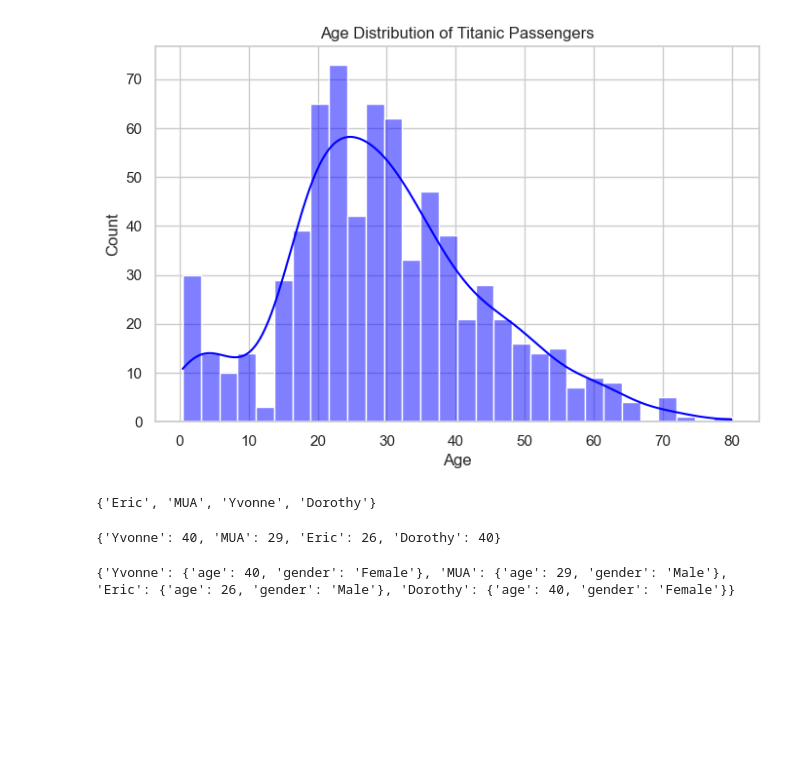
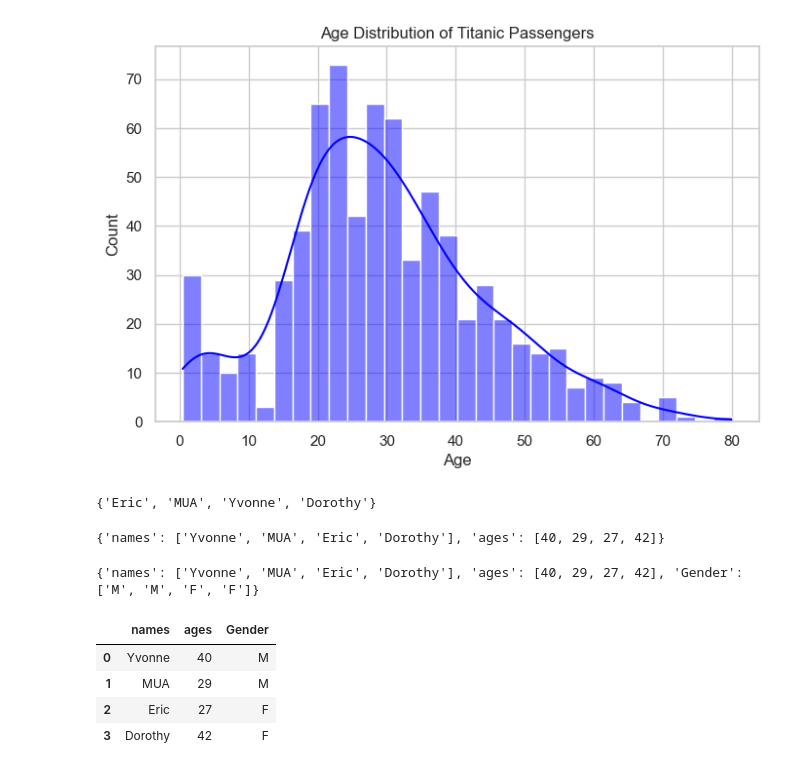
Before and after one commit to dwobenjo/CloningAsignment, a Jupyter notebook: seaborn.ipynb, the cells around one changed output. Saved outputs shown, nothing was run; the diff lists cells and outputs as text; code cells hidden in the pictures; blank space fills up the shorter version.

```diff
--- a/seaborn.ipynb
+++ b/seaborn.ipynb
@@ -87,25 +87,30 @@ print(group_members)
 {'Eric', 'MUA', 'Yvonne', 'Dorothy'}
 # %%
 # creating a dictionary
+
 group_members = {
-    "Yvonne": 40, "MUA": 29,"Eric": 26,
-    "Dorothy": 40
+    "names": ["Yvonne", "MUA", "Eric", "Dorothy"],
+    "ages": [40, 29, 27, 42]
 }
 
-# Display the dictionary
 print(group_members)
 # %% [output]
-{'Yvonne': 40, 'MUA': 29, 'Eric': 26, 'Dorothy': 40}
+{'names': ['Yvonne', 'MUA', 'Eric', 'Dorothy'], 'ages': [40, 29, 27, 42]}
 # %%
 # updating with gender
-group_members.update({
-    "Yvonne": {"age": group_members["Yvonne"], "gender": "Female"},
-    "MUA": {"age": group_members["MUA"], "gender": "Male"},
-    "Eric": {"age": group_members["Eric"], "gender": "Male"},
-    "Dorothy": {"age": group_members["Dorothy"], "gender": "Female"}
-})
+group_members["Gender"] = ["M", "M", "F", "F"]
 
 # Display updated dictionary
 print(group_members)
 # %% [output]
-{'Yvonne': {'age': 40, 'gender': 'Female'}, 'MUA': {'age': 29, 'gender': 'Male'}, 'Eric': {'age': 26, 'gender': 'Male'}, 'Dorothy': {'age': 40, 'gender': 'Female'}}
+{'names': ['Yvonne', 'MUA', 'Eric', 'Dorothy'], 'ages': [40, 29, 27, 42], 'Gender': ['M', 'M', 'F', 'F']}
+# %%
+import pandas as pd
+df = pd.DataFrame(group_members)
+df.head()
+# %% [output]
+|  | names | ages | Gender |
+| 0 | Yvonne | 40 | M |
+| 1 | MUA | 29 | M |
+| 2 | Eric | 27 | F |
+| 3 | Dorothy | 42 | F |
```
Also changed, not shown: parts of 1 cell of this notebook.
